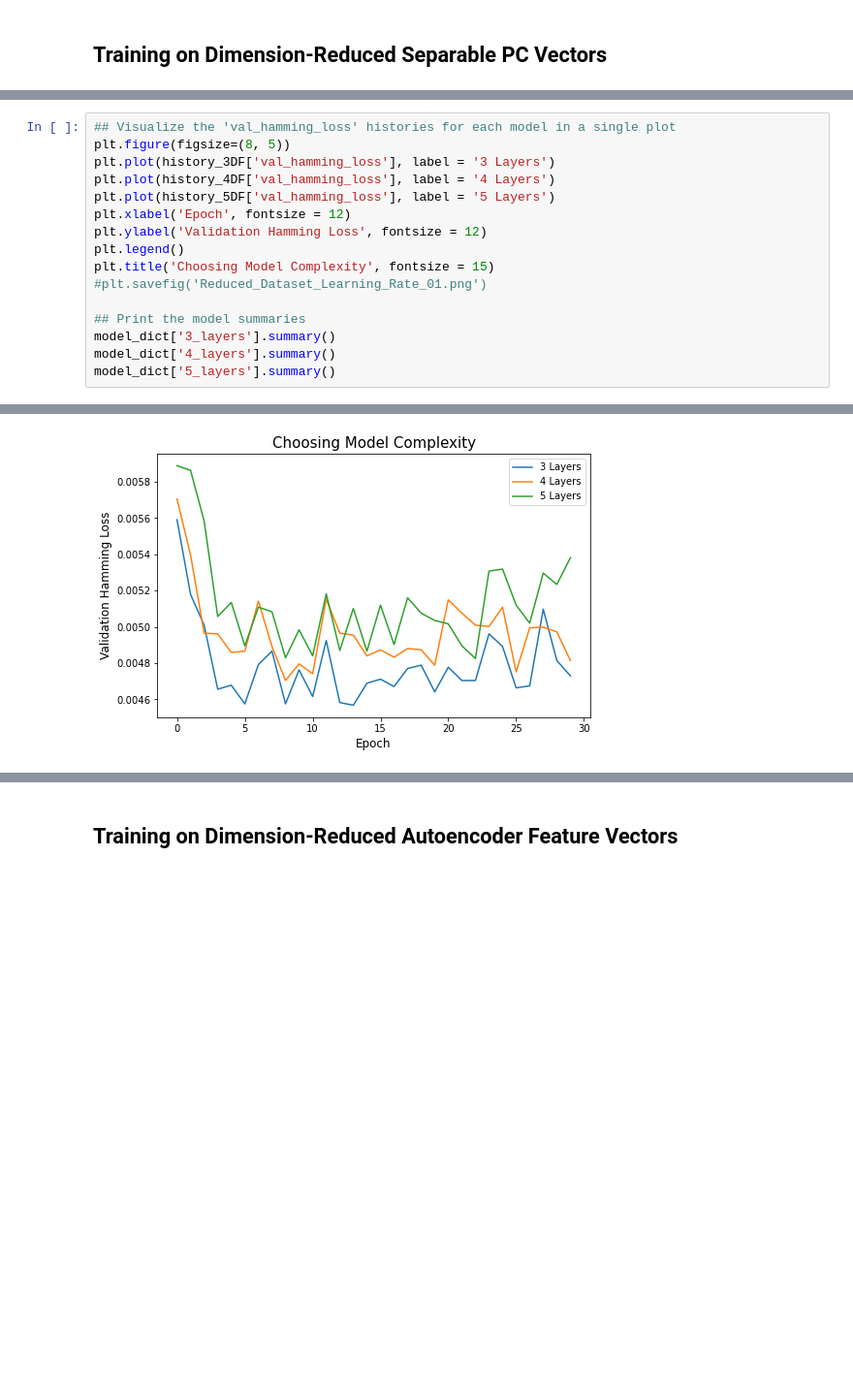
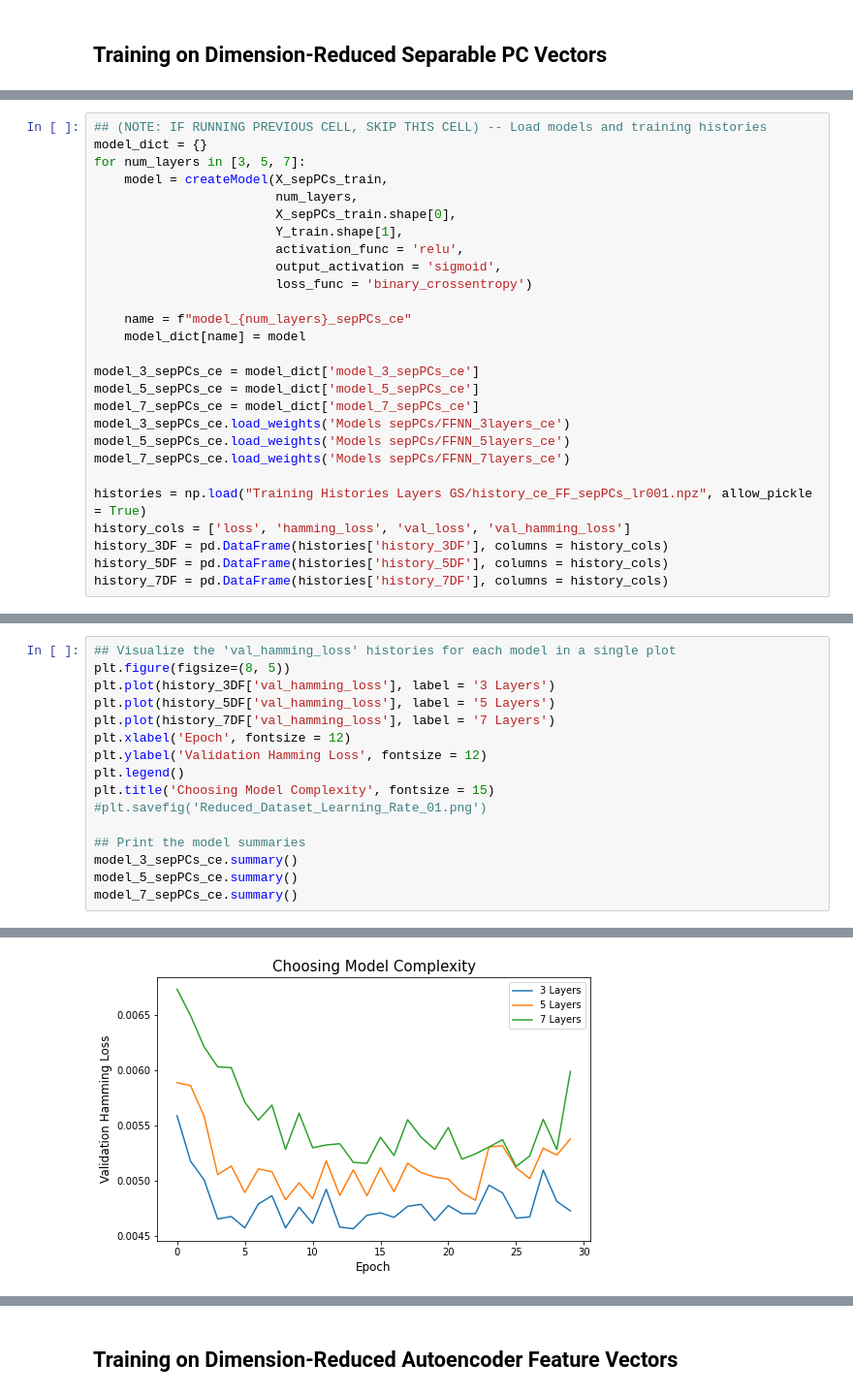
Before and after one commit to BobbyLumpkin/Multilabel-Text-Classification, a Jupyter notebook: Deep Learning Models/FF Models/FF_Models_Training.ipynb, the cells around one changed output, grey strips where cells are left out. Shown at 97% size. Cells and saved outputs as stored; diff of their text form; blank space fills up the shorter version.

Commit message:
Added cells to save models and training histories

```diff
--- a/Deep Learning Models/FF Models/FF_Models_Training.ipynb
+++ b/Deep Learning Models/FF Models/FF_Models_Training.ipynb
@@ -89,0 +108,27 @@ history_5DF = pd.DataFrame(history_5.history)
+# %%
+## (NOTE: IF RUNNING PREVIOUS CELL, SKIP THIS CELL) -- Load models and training histories
+model_dict = {}
+for num_layers in [3, 5, 7]:
+    model = createModel(X_sepPCs_train,
+                        num_layers,
+                        X_sepPCs_train.shape[0],
+                        Y_train.shape[1],
+                        activation_func = 'relu',
+                        output_activation = 'sigmoid',
+                        loss_func = 'binary_crossentropy')
+
+    name = f"model_{num_layers}_sepPCs_ce"
+    model_dict[name] = model
+
+model_3_sepPCs_ce = model_dict['model_3_sepPCs_ce']
+model_5_sepPCs_ce = model_dict['model_5_sepPCs_ce']
+model_7_sepPCs_ce = model_dict['model_7_sepPCs_ce']
+model_3_sepPCs_ce.load_weights('Models sepPCs/FFNN_3layers_ce')
+model_5_sepPCs_ce.load_weights('Models sepPCs/FFNN_5layers_ce')
+model_7_sepPCs_ce.load_weights('Models sepPCs/FFNN_7layers_ce')
+
+histories = np.load("Training Histories Layers GS/history_ce_FF_sepPCs_lr001.npz", allow_pickle = True)
+history_cols = ['loss', 'hamming_loss', 'val_loss', 'val_hamming_loss']
+history_3DF = pd.DataFrame(histories['history_3DF'], columns = history_cols)
+history_5DF = pd.DataFrame(histories['history_5DF'], columns = history_cols)
+history_7DF = pd.DataFrame(histories['history_7DF'], columns = history_cols)
@@ -91,8 +140,8 @@ history_5DF = pd.DataFrame(history_5.history)
 ## Visualize the 'val_hamming_loss' histories for each model in a single plot
 plt.figure(figsize=(8, 5))
 plt.plot(history_3DF['val_hamming_loss'], label = '3 Layers')
-plt.plot(history_4DF['val_hamming_loss'], label = '4 Layers')
 plt.plot(history_5DF['val_hamming_loss'], label = '5 Layers')
+plt.plot(history_7DF['val_hamming_loss'], label = '7 Layers')
 plt.xlabel('Epoch', fontsize = 12)
 plt.ylabel('Validation Hamming Loss', fontsize = 12)
 plt.legend()
@@ -100,7 +149,7 @@ plt.title('Choosing Model Complexity', fontsize = 15)
 #plt.savefig('Reduced_Dataset_Learning_Rate_01.png')
 
 ## Print the model summaries
-model_dict['3_layers'].summary()
-model_dict['4_layers'].summary()
-model_dict['5_layers'].summary()
+model_3_sepPCs_ce.summary()
+model_5_sepPCs_ce.summary()
+model_7_sepPCs_ce.summary()
 # %% [output]
@@ -122,5 +171,5 @@ Trainable params: 2,453,338
 Non-trainable params: 0
 _________________________________________________________________
-[figure, old version]
+[figure, new version]
 # %%
 ## (CAUTION: DO NOT OVERWRITE EXISTING FILES) -- Convert training history to dataframe and write to a .json file
```
Also changed, not shown: parts of 8 cells of this notebook.
